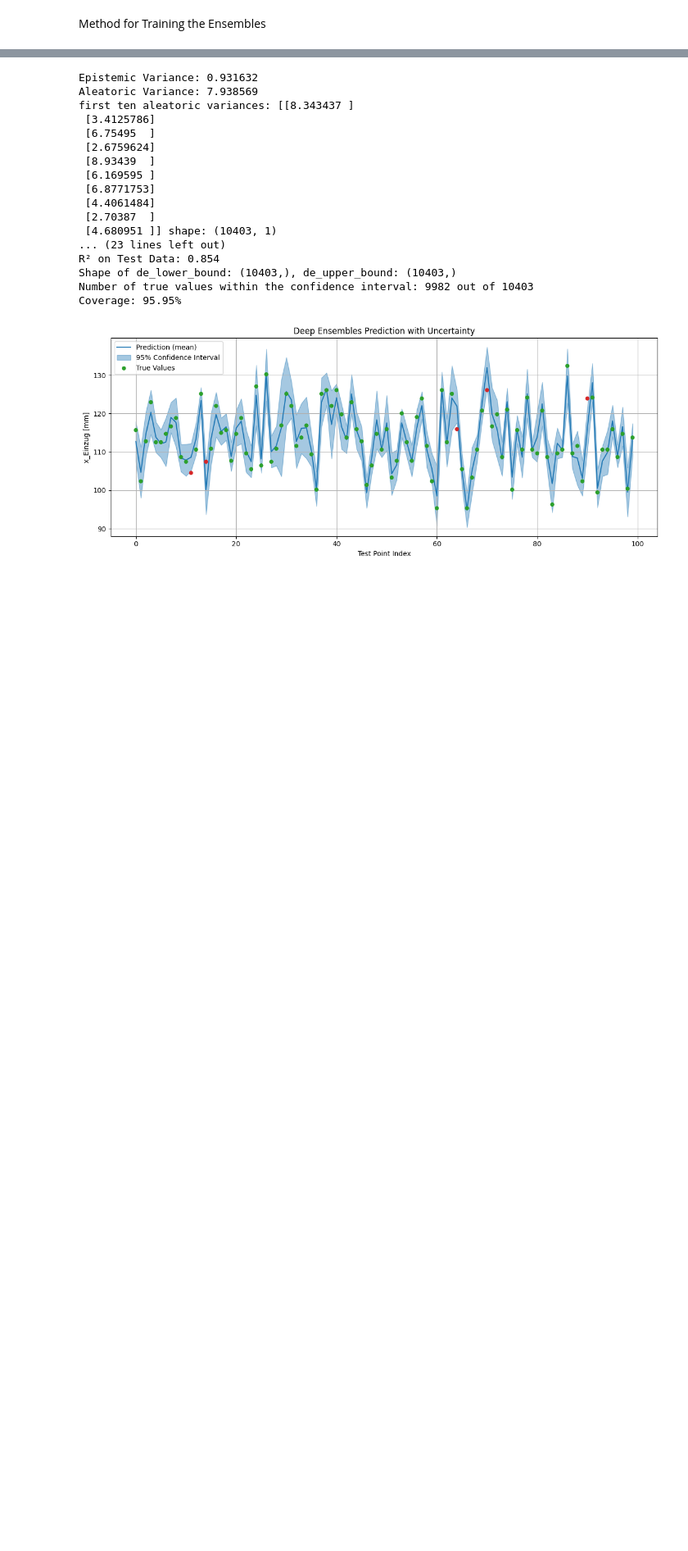
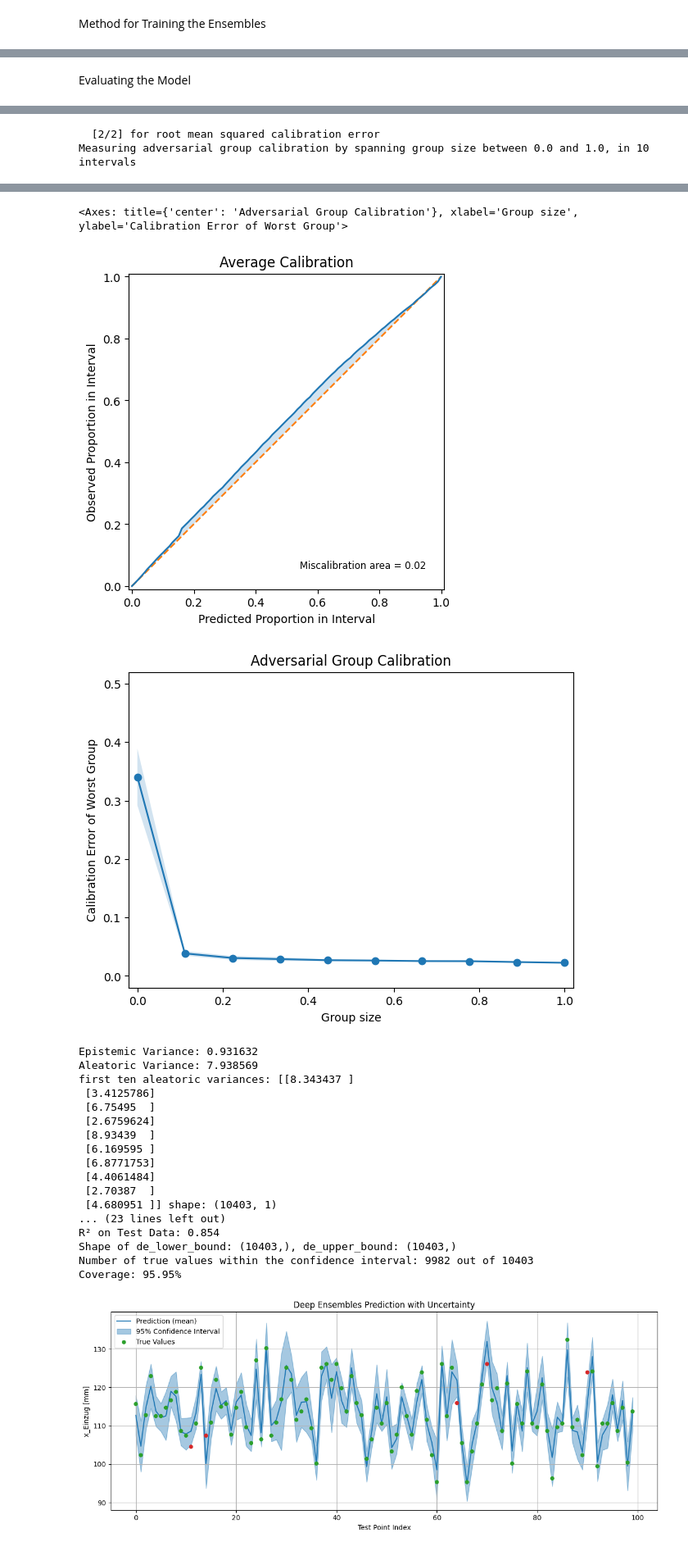
Before and after one commit to Fynn1612/Masterarbeit, a Jupyter notebook: models/Deep Ensembles.ipynb, the cells around one changed output, grey strips where cells are left out. Shown at 82% size. Drawn from its saved outputs; the diff is of its cells as text; code cells hidden in the pictures; blank space fills up the shorter version.

```diff
--- a/models/Deep Ensembles.ipynb
+++ b/models/Deep Ensembles.ipynb
@@ -270,7 +240,7 @@ nets_ops = []
 
 for i in range(n):
     net = NN_model.Custom_NN_Model(input_dim=X_train.shape[1], hidden_dims=[320,224,156], output_dim=1, do_rate=0, loss_type='heteroscedastic')  # Create model instance and move to device
-    optimizer = torch.optim.AdamW(net.parameters(), lr=0.0004348009611810878, weight_decay=0.0001)  # Create optimizer
+    optimizer = torch.optim.AdamW(net.parameters(), lr=0.0004, weight_decay=0.0001)  # Create optimizer
     nets_ops.append((net, optimizer))
 
 print(nets_ops[0])  # Print the first model to check if it was created correctly
@@ -375,7 +345,7 @@ for net, ops in nets_ops:
     loss_history, val_loss_history, output_mean, output_log_var = train_model(net = net, optimizer = ops,
                                                                               X_train = X_train_tensor, y_train = y_train_tensor,
                                                                               X_val = X_val_tensor, y_val = y_val_tensor,
-                                                                              X_test = X_test_tensor,
+                                                                              X_test = X_test_tensor, patience= 50,
                                                                               device = device)
     outputs_mean.append(output_mean)
     outputs_log_var.append(np.exp(output_log_var))
@@ -406,6 +376,8 @@ Validation R²: 0.7605
+# %% [markdown]
+Evaluating the Model
 # %%
 # Calculate the mean and standard deviation of the predictions on the test data
-DE_mean = np.mean(outputs_mean, axis = 0)
+DE_mean = np.mean(outputs_mean, axis = 0).reshape(-1)
 
 # Calculate epistemic
 epistemic_var_heteroscedastic = np.var(outputs_mean, axis=0)
@@ -416,7 +388,7 @@ aleatoric_var_heteroscedastic = np.mean(outputs_log_var, axis=0)
 print(f"Aleatoric Variance: {aleatoric_var_heteroscedastic.mean():.6f}")
 
 # Calculate total standard deviation
-DE_std = np.sqrt(epistemic_var_heteroscedastic + aleatoric_var_heteroscedastic)
+DE_std = np.sqrt(epistemic_var_heteroscedastic + aleatoric_var_heteroscedastic).reshape(-1)
 
 # Calculate and print all metrics inclunding RMSE, MAE, R²-Score, NLL, CRPS
 pnn_metrics = uct.metrics.get_all_metrics( DE_mean, DE_std, y_test)
@@ -435,3 +407,4 @@ uct.viz.plot_calibration(DE_mean, DE_std, y_test)
 
 # adversarial group calibration
 uct.viz.plot_adversarial_group_calibration(DE_mean, DE_std, y_test)
+# %% [output]
@@ -437,0 +418,2 @@ uct.viz.plot_adversarial_group_calibration(DE_mean, DE_std, y_test)
+  [2/2] for root mean squared calibration error
+Measuring adversarial group calibration by spanning group size between 0.0 and 1.0, in 10 intervals
@@ -438,3 +437,6 @@ uct.viz.plot_adversarial_group_calibration(DE_mean, DE_std, y_test)
+<Axes: title={'center': 'Adversarial Group Calibration'}, xlabel='Group size', ylabel='Calibration Error of Worst Group'>
+[figure, added]
+[figure, added]
 # %%
 #! handling the test data
 # Select a random subset of test data for visualization
```
Also changed, not shown: parts of 4 cells of this notebook, 2 other files.
